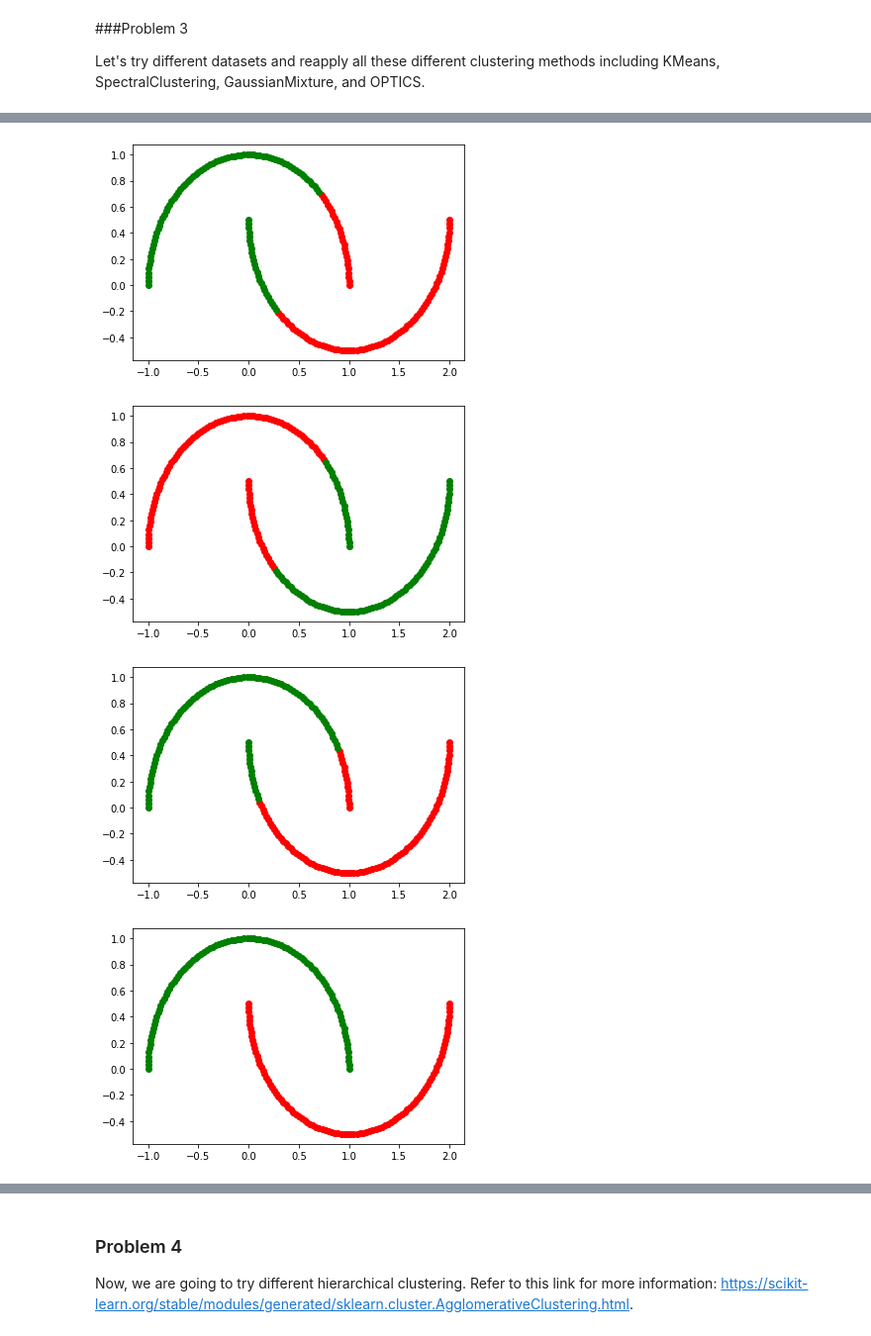
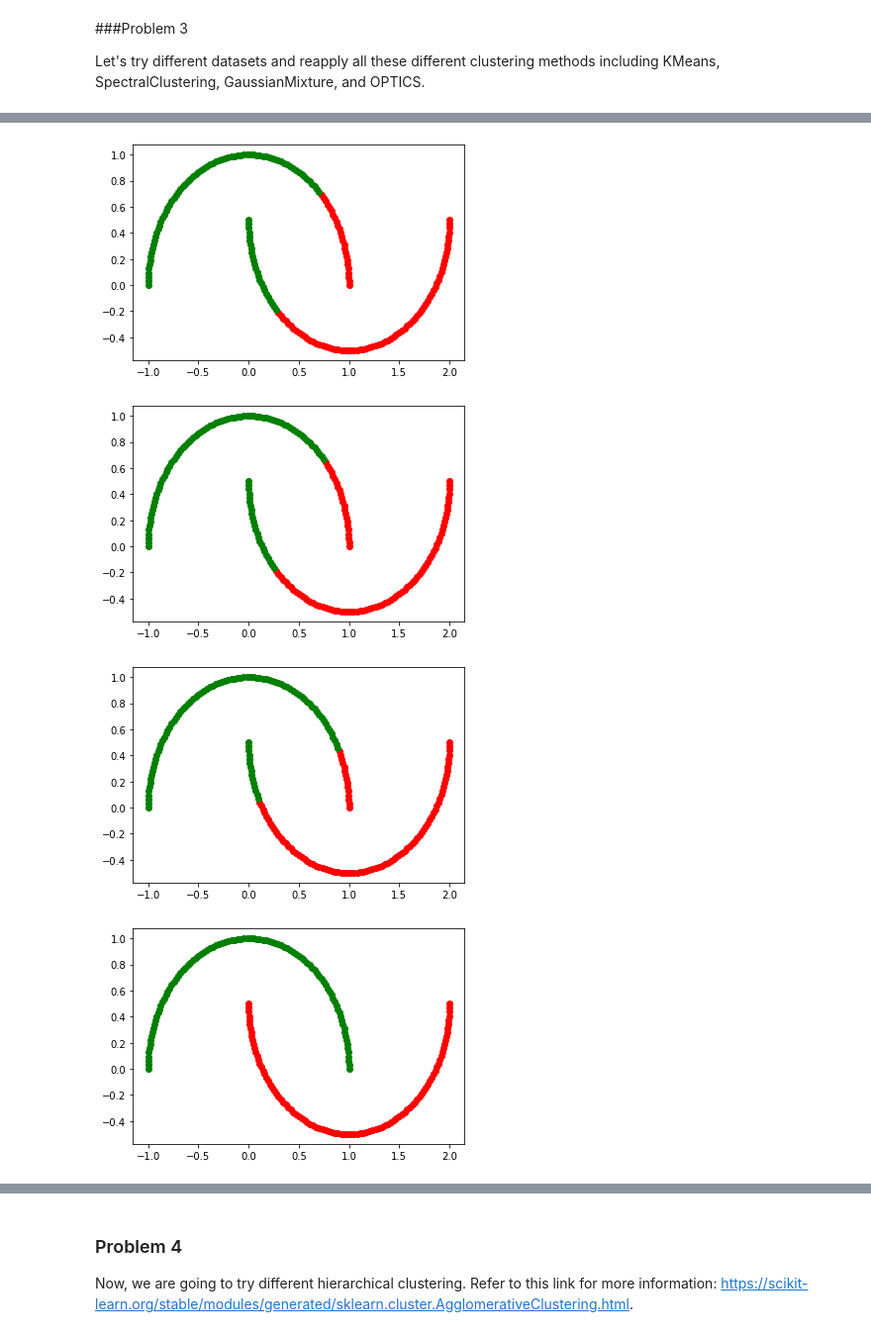
Before and after one commit to abhithangavel/ITM891--Information-Tech-Management-Lab, a Jupyter notebook: Lab11/ShriAbhiraamiThangavelLab11.ipynb, the cells around one changed output, grey strips where cells are left out. Shown: that part at 99% size. Cells and saved outputs as stored; diff of their text form; code cells hidden in the pictures.

Commit message:
removed Data Reduced

```diff
--- a/Lab11/ShriAbhiraamiThangavelLab11.ipynb
+++ b/Lab11/ShriAbhiraamiThangavelLab11.ipynb
@@ -118,7 +118,7 @@ colors = ['r','g']
 
 ########## Your answer here ############
 # KMeans...
-kmeans = KMeans(n_clusters=2, random_state=42,n_init="auto").fit(data_reduced)
+kmeans = KMeans(n_clusters=2, random_state=42,n_init="auto")
 
 kmeans.fit(X)
 
@@ -178,7 +178,7 @@ colors = ['r','g']
 
 ########## Your answer here ############
 # KMeans...
-kmeans = KMeans(n_clusters=2, random_state=42,n_init="auto").fit(data_reduced)
+kmeans = KMeans(n_clusters=2, random_state=42,n_init="auto")
 
 kmeans.fit(X)
 
@@ -196,34 +196,34 @@ cluster_labels = spec.fit_predict(X)
 
 for i in range(2):
   plt.scatter(X[cluster_labels==i][:,0],X[cluster_labels==i][:,1],color = colors[i])
 plt.show()
 ########################################
 
 
 ########## Your answer here ############
 # GaussianMixture...
 GM = GaussianMixture(n_components=2, random_state=42)
 
 GM.fit(X)
 cluster_labels = GM.predict(X)
 
 for i in range(2):
   plt.scatter(X[cluster_labels==i][:,0],X[cluster_labels==i][:,1],color = colors[i])
 plt.show()
 ########################################
 
 ########## Your answer here ############
 # OPTICS...
 optics = OPTICS(min_samples=5)
 cluster_labels = optics.fit_predict(X)
 
 for i in range(2):
   plt.scatter(X[cluster_labels==i][:,0],X[cluster_labels==i][:,1],color = colors[i])
 plt.show()
 ########################################
 # %% [output]
 [figure]
-[figure, old version]
+[figure, new version]
 [figure]
 [figure]
 # %%
```
Also changed, not shown: parts of 4 cells of this notebook.
